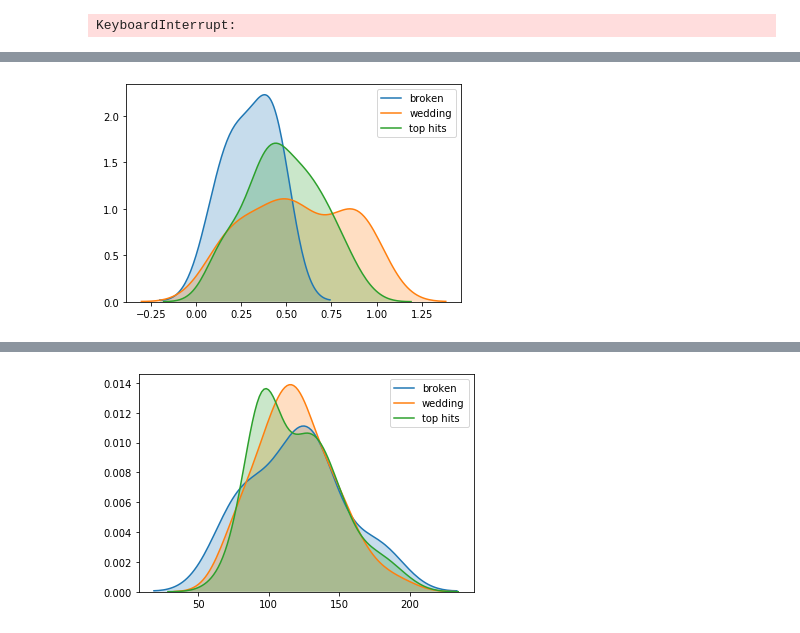
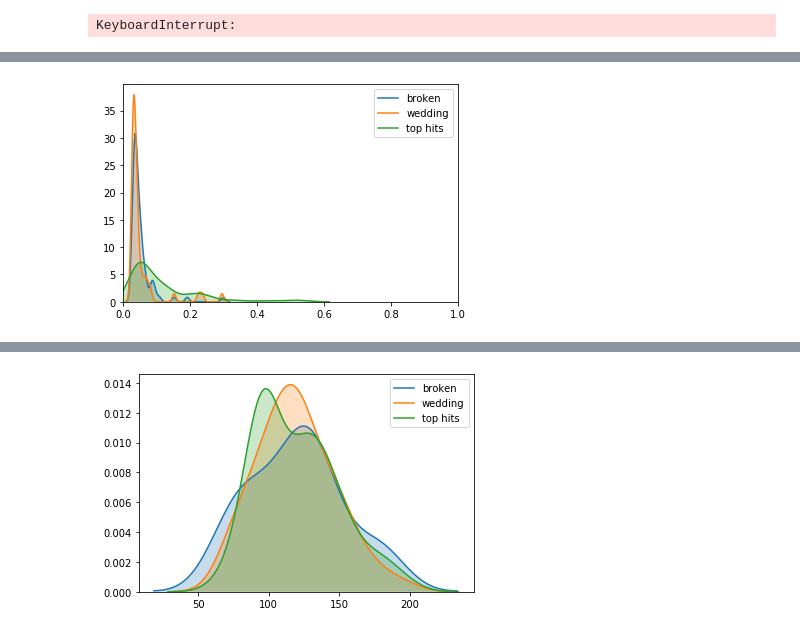
Before and after one commit to thedatacurious/project-love, a Jupyter notebook: notebooks/wedding_songs.ipynb, the cells around one changed output, grey strips where cells are left out. Saved outputs shown, nothing was run; the diff lists cells and outputs as text; code cells hidden in the pictures.

```diff
--- a/notebooks/wedding_songs.ipynb
+++ b/notebooks/wedding_songs.ipynb
@@ -125,5 +127,6 @@ top_genres = playlist_genre(top)
 # %%
-for i in [broken_playlist, wedding_playlist, top_playlist]:
-    sns.kdeplot(i.danceability, shade =True)
-plt.legend(labels = ['broken', 'wedding', 'top hits']);
+plt.xlim(0, 1)
+for i in [broken, wedding, top]:
+    sns.kdeplot(i.danceability, shade = True)
+    plt.legend(labels = ['broken', 'wedding', 'top hits']);
 # %% [output]
@@ -130,0 +134,9 @@ plt.legend(labels = ['broken', 'wedding', 'top hits']);
+# %%
+col = ["#c2c5e2","#42455e","#CB8944"]
+sns.set(style="ticks",font_scale = 1.5, font = 'Liberation Sans')
+plt.xlim(0, 1)
+for i,j in enumerate([broken, top, wedding]):
+    sns.kdeplot(j.valence, shade = True, color = col[i],clip=(0.0, 1.0), legend = None)
+#plt.legend(labels = ['Songs for the Broken Heart','Top Hits', 'Popular Wedding Songs'])
+sns.despine(fig=None, ax=None, top=True, right=True, left=False, bottom=False, offset=None, trim=False)
+plt.savefig("valence_dist.svg")
@@ -131,6 +145,7 @@ plt.legend(labels = ['broken', 'wedding', 'top hits']);
 # %%
-for i in [broken_playlist, wedding_playlist, top_playlist]:
-    sns.kdeplot(i.valence, shade =True)
+plt.xlim(0, 1)
+for i in [broken, wedding, top_playlist]:
+    sns.kdeplot(i.speechiness, shade =True)
 plt.legend(labels = ['broken', 'wedding', 'top hits']);
 # %% [output]
-[figure, old version]
+[figure, new version]
```
Also changed, not shown: parts of 28 cells of this notebook, 28 other files.
